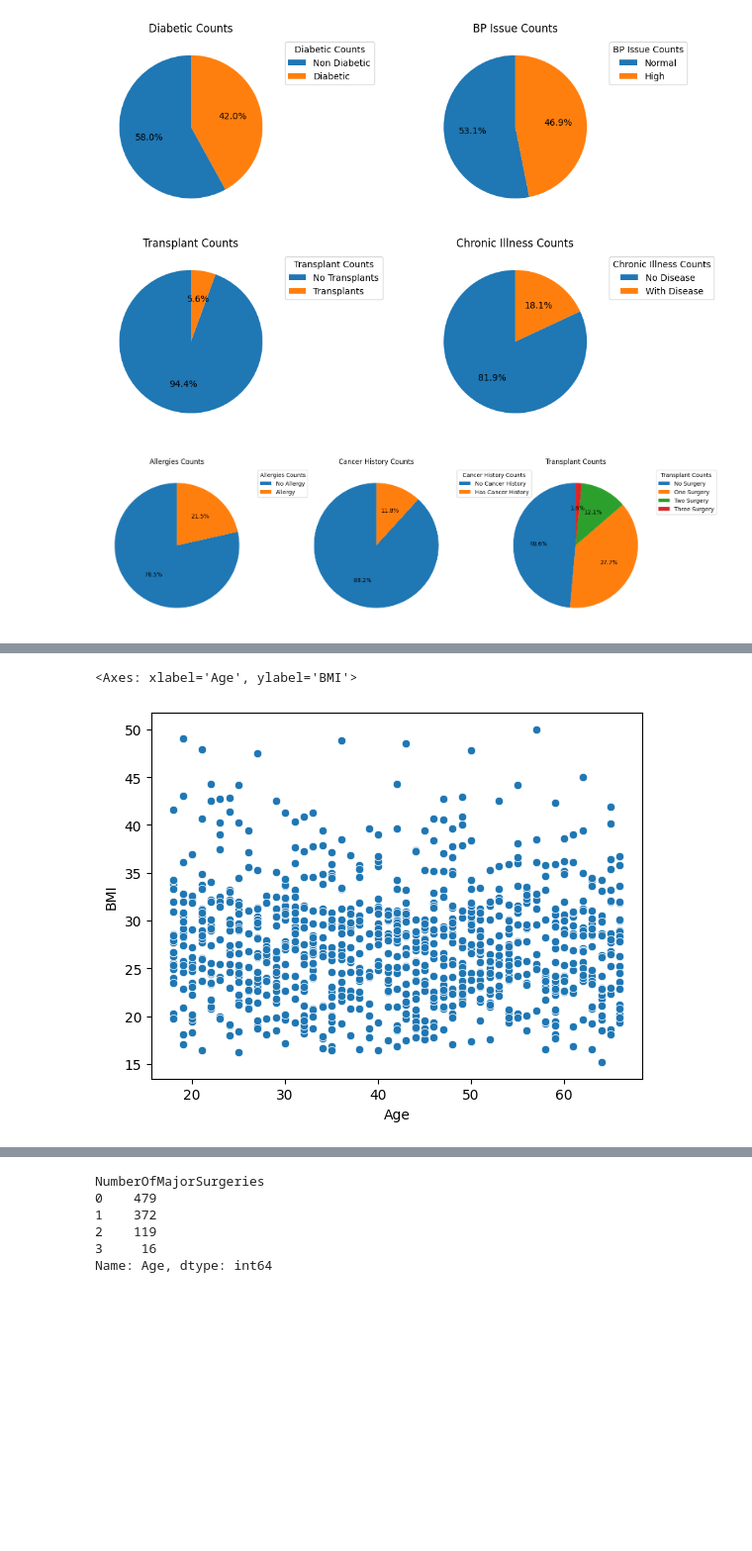
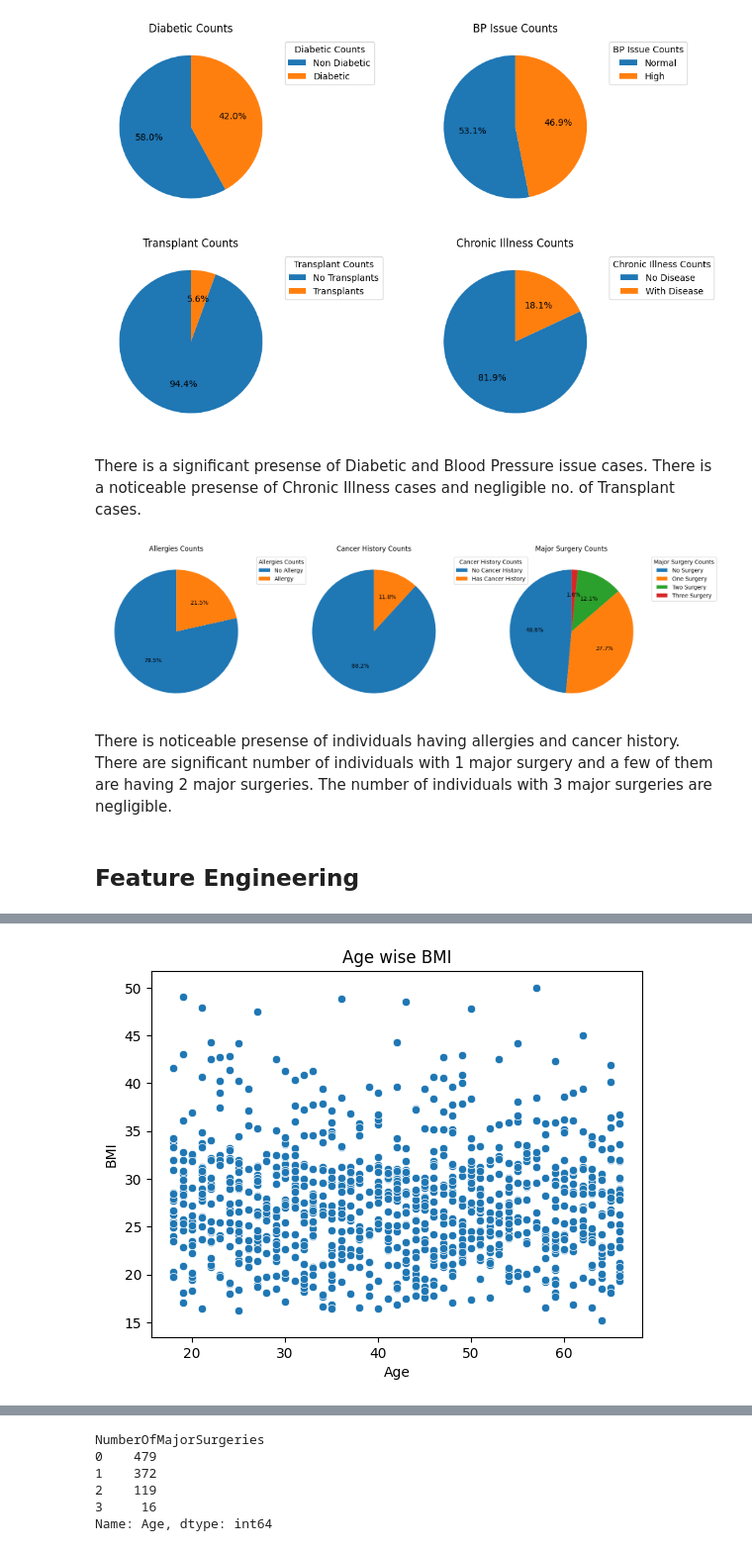
Before and after one commit to adgh82/insurance-cost-predictor-linear-reg, a Jupyter notebook: insurance_eda.ipynb, the cells around one changed output, grey strips where cells are left out. Shown at 99% size. Cells and saved outputs as stored; diff of their text form; code cells hidden in the pictures; blank space fills up the shorter version.

```diff
--- a/insurance_eda.ipynb
+++ b/insurance_eda.ipynb
@@ -151,14 +163,20 @@ plot_data_distribution(chronic_dict.keys(),chronic_dict.values(),axes[1,1],'Chro
 plt.show()
 # %% [output]
 [figure]
+# %% [markdown]
+There is a significant presense of Diabetic and Blood Pressure issue cases. There is a noticeable presense of Chronic Illness cases and negligible no. of Transplant cases.
 # %%
 fig, axes=plt.subplots(1, 3, figsize=(18, 5))
 plot_data_distribution(allergies_dict.keys(),allergies_dict.values(),axes[0],'Allergies Counts')
 plot_data_distribution(cancer_dict.keys(),cancer_dict.values(),axes[1],'Cancer History Counts')
-plot_data_distribution(surgery_dict.keys(),surgery_dict.values(),axes[2],'Transplant Counts')
+plot_data_distribution(surgery_dict.keys(),surgery_dict.values(),axes[2],'Major Surgery Counts')
 plt.show()
 # %% [output]
-[figure, old version]
+[figure, new version]
+# %% [markdown]
+There is noticeable presense of individuals having allergies and cancer history. There are significant number of individuals with 1 major surgery and a few of them are having 2 major surgeries. The number of individuals with 3 major surgeries are negligible.
+# %% [markdown]
+## Feature Engineering
 # %%
 ins_df_bin = raw_ins_df.copy()
 # %%
@@ -199,7 +217,8 @@ ins_df_bin.head()
 | 3 | 52 | 1 | 1 | 0 | 1 | 183 | 93 | ... |
 | 4 | 38 | 0 | 0 | 0 | 1 | 166 | 88 | ... |
 # %%
-sns.scatterplot(data=ins_df_bin, x='Age', y='BMI')
+ax=sns.scatterplot(data=ins_df_bin, x='Age', y='BMI')
+ax.set_title('Age wise BMI')
+plt.show()
 # %% [output]
-<Axes: xlabel='Age', ylabel='BMI'>
-[figure, old version]
+[figure, new version]
```
Also changed, not shown: parts of 46 cells of this notebook.
